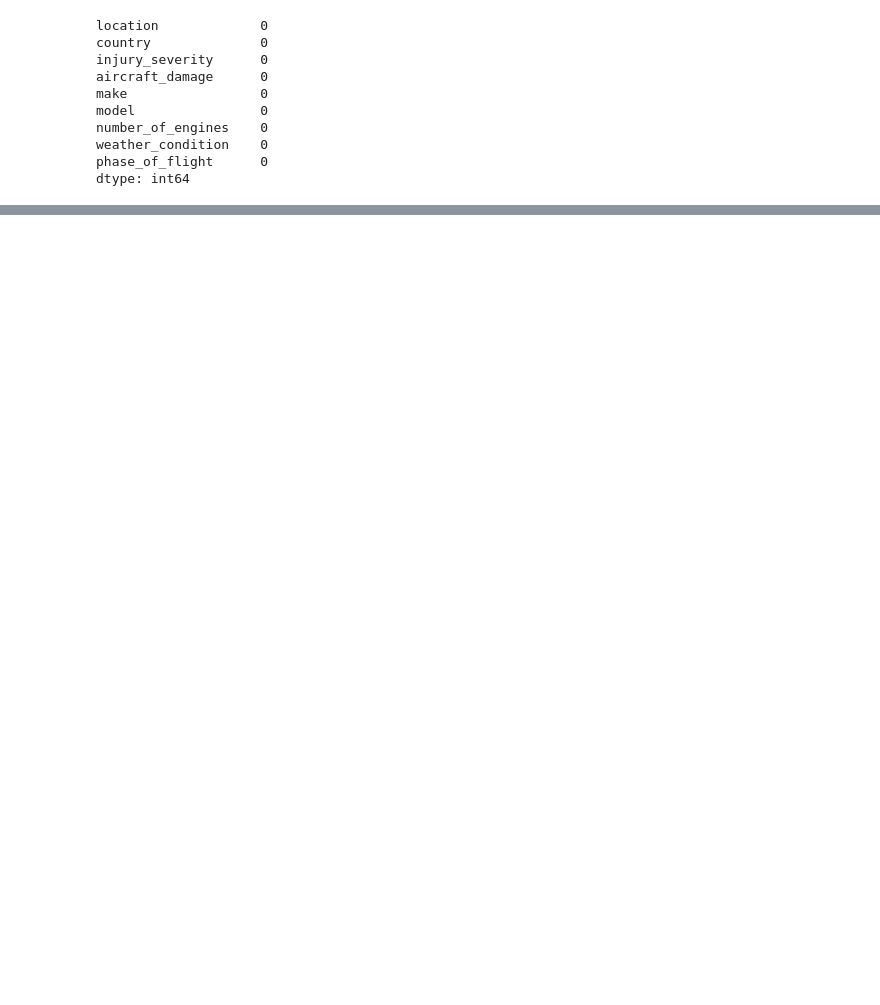
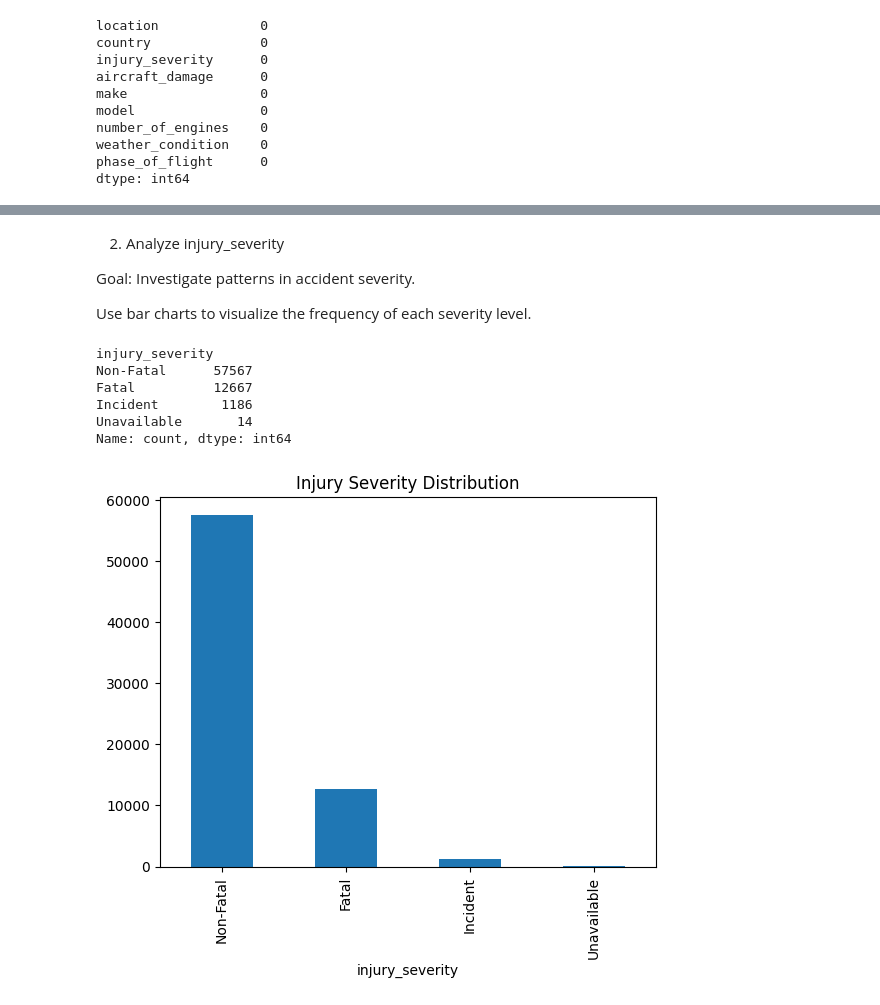
Before and after one commit to davidmasai/End_of_phase1_project, a Jupyter notebook: technical_presentation/end_of_phase1_technical_presentation.ipynb, the cells around one changed output, grey strips where cells are left out. Cells and saved outputs as stored; diff of their text form; code cells hidden in the pictures; blank space fills up the shorter version.

```diff
--- a/technical_presentation/end_of_phase1_technical_presentation.ipynb
+++ b/technical_presentation/end_of_phase1_technical_presentation.ipynb
@@ -507,0 +654,19 @@ df_eda.head(10)
+# %% [markdown]
+2. Analyze injury_severity
+
+Goal: Investigate patterns in accident severity.
+
+Use bar charts to visualize the frequency of each severity level.
+# %%
+# Analyzing injury severity
+print(df_eda['injury_severity'].value_counts())
+df_eda['injury_severity'].value_counts().plot(kind='bar', title='Injury Severity Distribution')
+plt.show()
+# %% [output]
+injury_severity
+Non-Fatal      57567
+Fatal          12667
+Incident        1186
+Unavailable       14
+Name: count, dtype: int64
+[figure, added]
```
Also changed, not shown: parts of 21 cells of this notebook.
